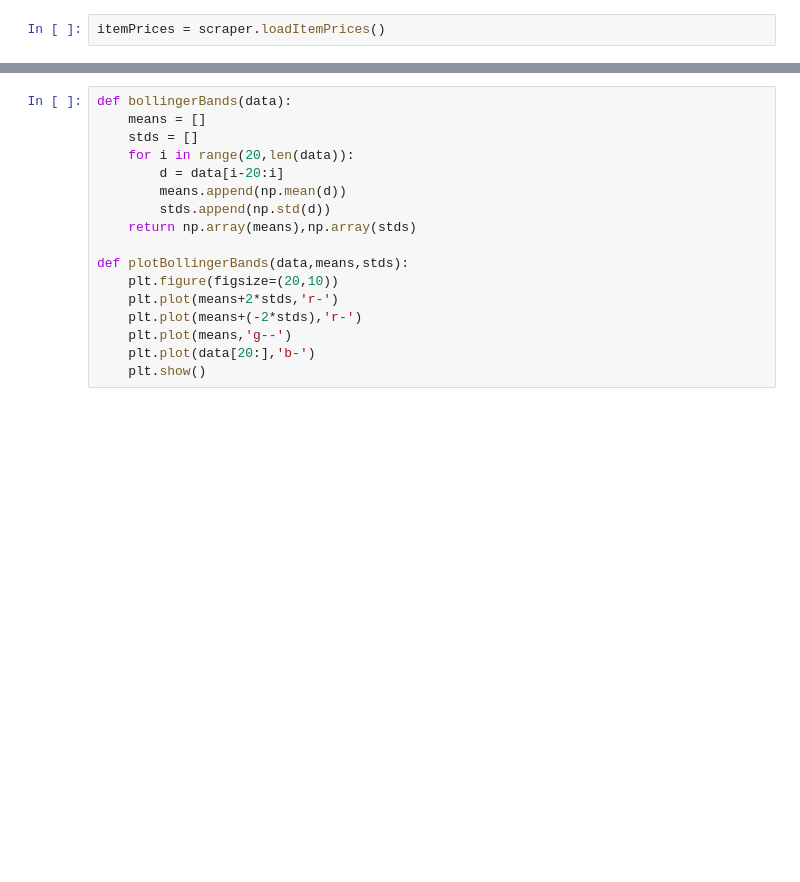
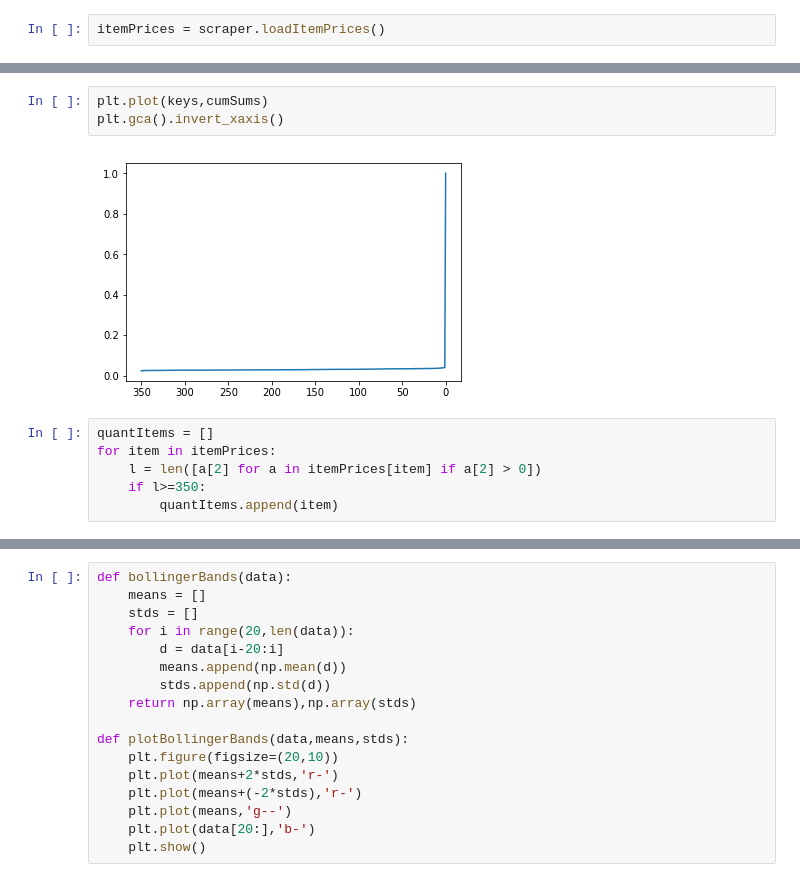
Before and after one commit to rmmartin02/OSRS_Research, a Jupyter notebook: Analysis.ipynb, the cells around one changed output, grey strips where cells are left out. Drawn from its saved outputs; the diff is of its cells as text; blank space fills up the shorter version.

```diff
--- a/Analysis.ipynb
+++ b/Analysis.ipynb
@@ -92,0 +135,11 @@ plt.gca().invert_xaxis()
+# %%
+plt.plot(keys,cumSums)
+plt.gca().invert_xaxis()
+# %% [output]
+[figure, added]
+# %%
+quantItems = []
+for item in itemPrices:
+    l = len([a[2] for a in itemPrices[item] if a[2] > 0])
+    if l>=350:
+        quantItems.append(item)
```
Also changed, not shown: parts of 22 cells of this notebook, 3 other files.
